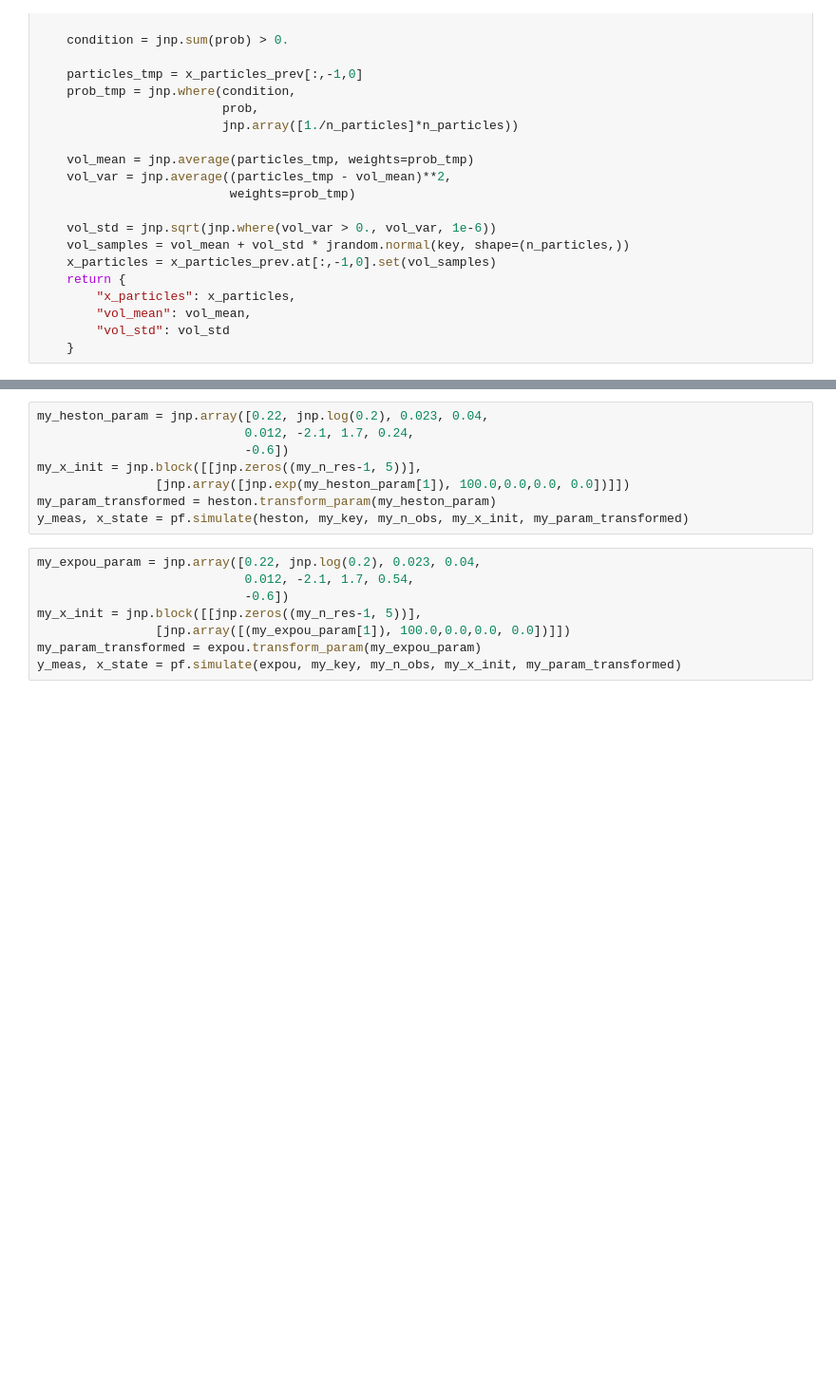
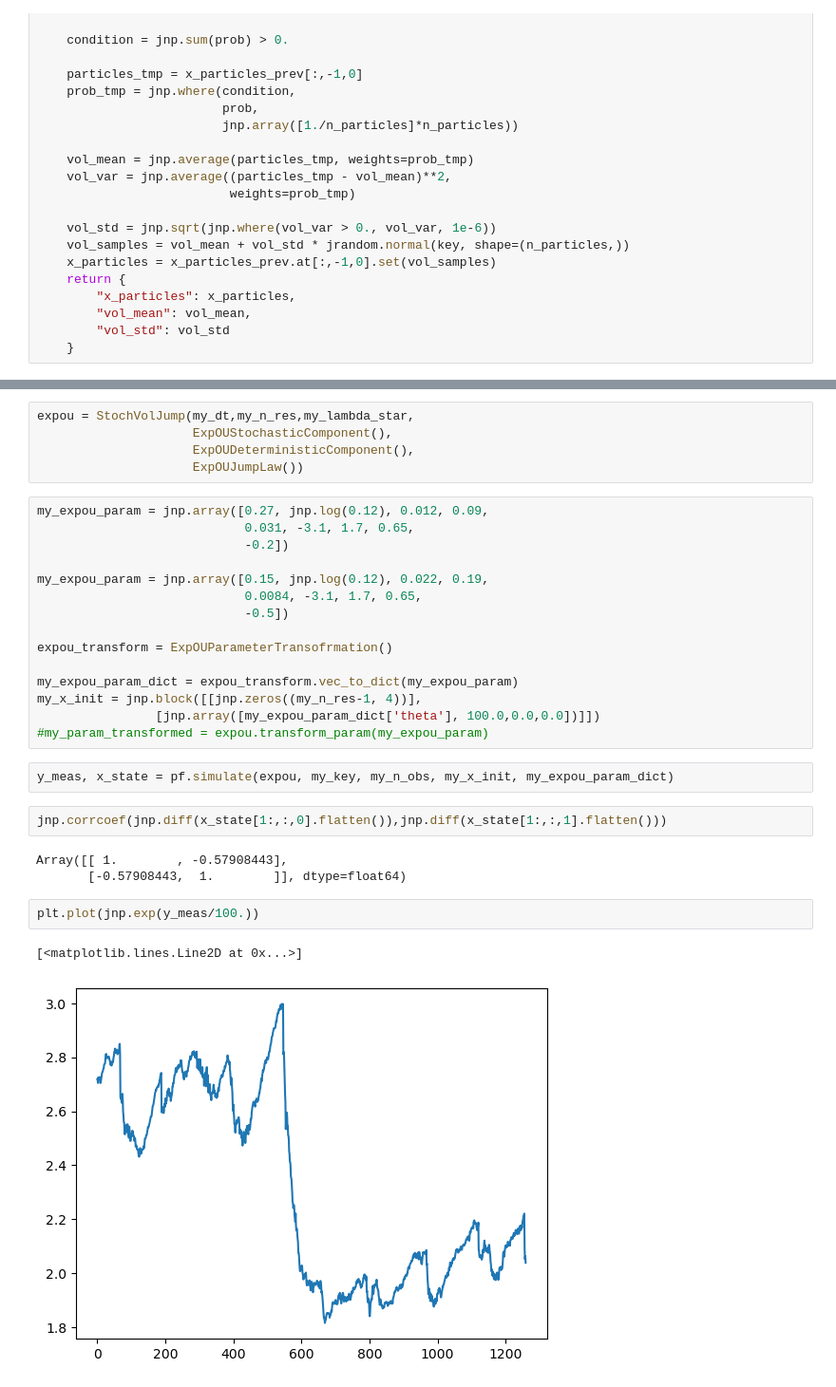
Before and after one commit to mlysy/pfjax, a Jupyter notebook: docs/notebooks/final.ipynb, the cells around one changed output, grey strips where cells are left out. Shown: that part at 95% size. Cells and saved outputs as stored; diff of their text form; blank space fills up the shorter version.

```diff
--- a/docs/notebooks/final.ipynb
+++ b/docs/notebooks/final.ipynb
@@ -340,16 +390,32 @@ expou = StochVolJump(my_dt,my_n_res,my_lambda_star,"ExpOU")
+# %%
+expou = StochVolJump(my_dt,my_n_res,my_lambda_star,
+                     ExpOUStochasticComponent(),
+                     ExpOUDeterministicComponent(),
+                     ExpOUJumpLaw())
 # %%
-my_heston_param = jnp.array([0.22, jnp.log(0.2), 0.023, 0.04,
-                            0.012, -2.1, 1.7, 0.24,
-                            -0.6])
-my_x_init = jnp.block([[jnp.zeros((my_n_res-1, 5))],
-                [jnp.array([jnp.exp(my_heston_param[1]), 100.0,0.0,0.0, 0.0])]])
-my_param_transformed = heston.transform_param(my_heston_param)
-y_meas, x_state = pf.simulate(heston, my_key, my_n_obs, my_x_init, my_param_transformed)
+my_expou_param = jnp.array([0.27, jnp.log(0.12), 0.012, 0.09,
+                            0.031, -3.1, 1.7, 0.65,
+                            -0.2])
+
+my_expou_param = jnp.array([0.15, jnp.log(0.12), 0.022, 0.19,
+                            0.0084, -3.1, 1.7, 0.65,
+                            -0.5])
+
+expou_transform = ExpOUParameterTransofrmation()
+
+my_expou_param_dict = expou_transform.vec_to_dict(my_expou_param)
+my_x_init = jnp.block([[jnp.zeros((my_n_res-1, 4))],
+                [jnp.array([my_expou_param_dict['theta'], 100.0,0.0,0.0])]])
+#my_param_transformed = expou.transform_param(my_expou_param)
-# %%
-my_expou_param = jnp.array([0.22, jnp.log(0.2), 0.023, 0.04,
-                            0.012, -2.1, 1.7, 0.54,
-                            -0.6])
-my_x_init = jnp.block([[jnp.zeros((my_n_res-1, 5))],
-                [jnp.array([(my_expou_param[1]), 100.0,0.0,0.0, 0.0])]])
-my_param_transformed = expou.transform_param(my_expou_param)
-y_meas, x_state = pf.simulate(expou, my_key, my_n_obs, my_x_init, my_param_transformed)
+# %%
+y_meas, x_state = pf.simulate(expou, my_key, my_n_obs, my_x_init, my_expou_param_dict)
+# %%
+jnp.corrcoef(jnp.diff(x_state[1:,:,0].flatten()),jnp.diff(x_state[1:,:,1].flatten()))
+# %% [output]
+Array([[ 1.        , -0.57908443],
+       [-0.57908443,  1.        ]], dtype=float64)
+# %%
+plt.plot(jnp.exp(y_meas/100.))
+# %% [output]
+[<matplotlib.lines.Line2D at 0x...>]
+[figure, added]
```
Also changed, not shown: parts of 32 cells of this notebook.
